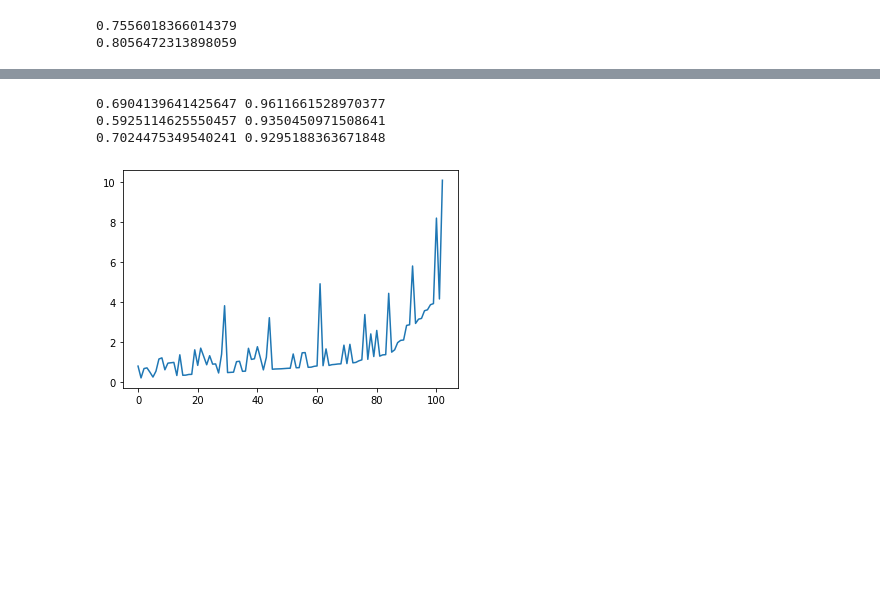
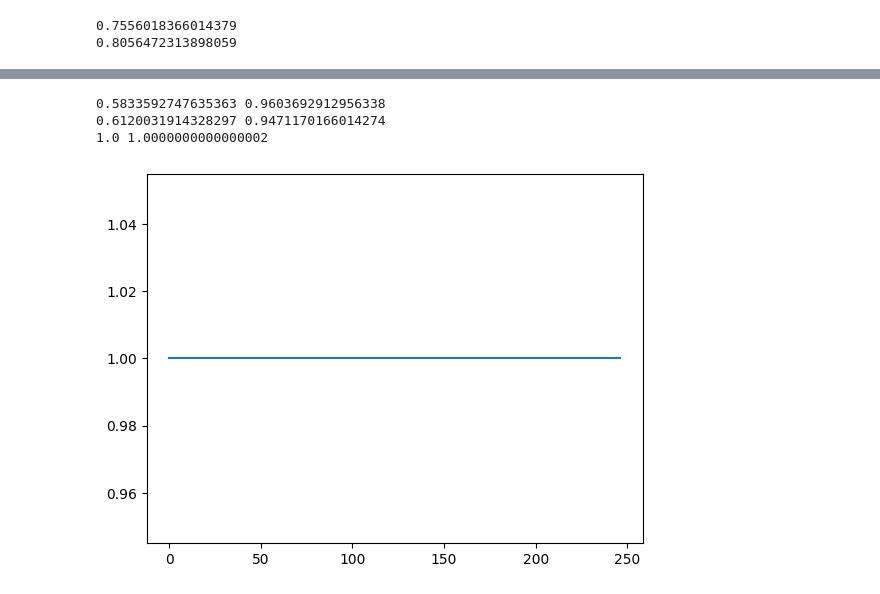
Before and after one commit to JunwookHeo/bcsos, a Jupyter notebook: python_utils/VisualPoS.ipynb, the cells around one changed output, grey strips where cells are left out. Cells and saved outputs as stored; diff of their text form; code cells hidden in the pictures; blank space fills up the shorter version.

```diff
--- a/python_utils/VisualPoS.ipynb
+++ b/python_utils/VisualPoS.ipynb
@@ -36,7 +36,7 @@ def entropynorm(values):
     tt = np.sum(vs)
     vs = vs/tt
 
-    npi = np.sum(vs*np.log2(vs))
+    npi = np.sum(vs*np.log2(vs, out=np.zeros_like(vs), where=(vs!=0)))
     dpi = math.log2(num)
     return - npi/dpi
 
@@ -68,7 +68,7 @@ print(fairnessnorm(values_list[1]))
 import os
 
 #PATH = "../blockchainnode/db_nodes"
-PATH = "/mnt/c/Temp/PoS_20221125_152153"
+PATH = "/Users/jwheo/Projects/bcsos/PoS_20221130_083413"
 fdbs = [os.path.join(PATH, f) for f in os.listdir(PATH) if f.split(".")[-1] == 'db']
 fdbs.sort()
 print(fdbs)
@@ -222,44 +223,58 @@ def cal_evenness1(vdf, vmax):
     nf = fairnessnorm(values)
     ne = entropynorm(values)
     print(nf, ne)
 
 def cal_evenness2(vdf, vmax):
     vdf['norm_cnt'] = vdf['Count']*vdf['Height']
     values = vdf['norm_cnt'].to_list()
     nf = fairnessnorm(values)
     ne = entropynorm(values)
     print(nf, ne)
 
 def cal_acc_prob(vmax):
     pis = []
     for i in range(vmax):
         pi = 0
         for j in range(i, vmax):
             pi += 1/(j+1)
+        # pi = pi*np.log10(pi)
         pis.append(pi)
-    # print(pis)
-    return pis
 
-def cal_evenness3(vdf, vmax):
+    mpis = max(pis)
+    # https://en.wikipedia.org/wiki/Entropy_(information_theory)
+    pis2 = [x /mpis for x in pis]
+    pis2[:] = [-np.log10(x) for x in pis2]
+    # print(pis2)
+    # plt.plot(pis2)
+    return pis2
+
+def cal_evenness3(sdf, vmax):
+    vdf = sdf.copy()
     pis = cal_acc_prob(vmax)
-    vdf['weight'] =  [pis[v] for v in vdf['Height'].values]
-    # [pis[v] for v in vdf['Height'].values()]
+
+    # vdf.set_index('Height', inplace=True)
+    # vdf = vdf.reindex(list(range(0,vmax)),fill_value=0)
+    # vdf['weight'] =  pis
+    vdf['weight'] = [pis[v] for v in vdf['Height'].values]
     # print('weights',vdf)
-    vdf['norm_cnt'] = vdf['Count']/vdf['weight']
+    vdf['norm_cnt'] = vdf['Count']*vdf['weight']
     values = vdf['norm_cnt'].to_list()
 
     nf = fairnessnorm(values)
     ne = entropynorm(values)
     print(nf, ne)
     # print(values)
+    plt.plot(values)
 
-    vdf['norm_cnt'].plot()
+    # print(vdf['norm_cnt'])
 
-cal_evenness1(bdf2, 360)
-cal_evenness2(bdf2, 360)
-cal_evenness3(bdf2, 360)
+    # vdf['norm_cnt'].plot()
+
+cal_evenness1(bdf2, 720)
+cal_evenness2(bdf2, 720)
+cal_evenness3(bdf2, 720)
 # %% [output]
-0.6904139641425647 0.9611661528970377
-0.5925114625550457 0.9350450971508641
-0.7024475349540241 0.9295188363671848
+0.5833592747635363 0.9603692912956338
+0.6120031914328297 0.9471170166014274
+1.0 1.0000000000000002
-[figure, old version]
+[figure, new version]
```
Also changed, not shown: parts of 7 cells of this notebook, 6 other files.
